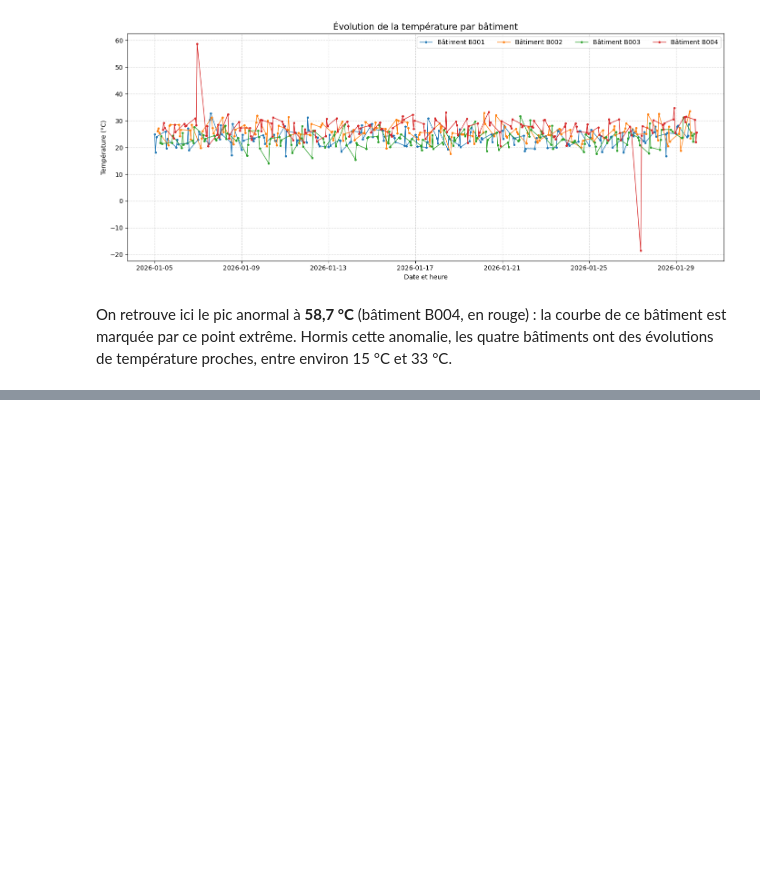
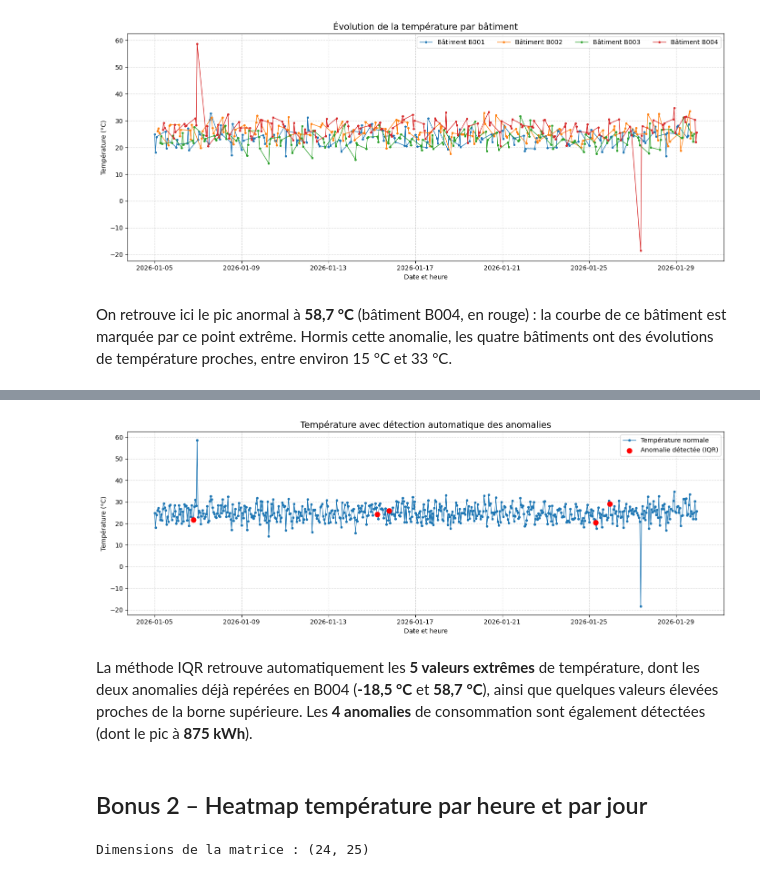
Before and after one commit to boltn5107-sos/atelier-matplotlib, a Jupyter notebook: atelier_matplotlib_iot/notebooks/atelier_matplotlib_iot.ipynb, the cells around one changed output, grey strips where cells are left out. Saved outputs shown, nothing was run; the diff lists cells and outputs as text; code cells hidden in the pictures; blank space fills up the shorter version.

```diff
--- a/atelier_matplotlib_iot/notebooks/atelier_matplotlib_iot.ipynb
+++ b/atelier_matplotlib_iot/notebooks/atelier_matplotlib_iot.ipynb
@@ -553,0 +620,18 @@ des évolutions de température proches, entre environ 15 °C et 33 °C.
+# %%
+def detecter_anomalies(serie):
+    """Retourne un masque booléen (True = anomalie) pour une série, avec les bornes IQR."""
+    s = serie.dropna()
+    q1, q3 = s.quantile([0.25, 0.75])
+    iqr = q3 - q1
+    borne_inf, borne_sup = q1 - 1.5 * iqr, q3 + 1.5 * iqr
+    anomalie = (~serie.isna()) & ((serie < borne_inf) | (serie > borne_sup))
+    return anomalie, borne_inf, borne_sup
+# %%
+anom_temp, _, _ = detecter_anomalies(df["temperature"])
+anom_conso, _, _ = detecter_anomalies(df["consommation"])
+
+print("Anomalies température :", anom_temp.sum(), "/", df["temperature"].notna().sum())
+print("Anomalies consommation :", anom_conso.sum(), "/", df["consommation"].notna().sum())
+
+anomalies = df[anom_temp | anom_conso][["date_heure", "batiment", "temperature", "consommation"]]
+anomalies
@@ -553,0 +651,42 @@ des évolutions de température proches, entre environ 15 °C et 33 °C.
+# %%
+fig, ax = plt.subplots(figsize=(14, 5))
+
+ax.plot(
+    df_clean["date_heure"],
+    df_clean["temperature"],
+    marker="o", markersize=3, linewidth=1, color="tab:blue",
+    label="Température normale",
+)
+
+ax.scatter(
+    df_clean.loc[anom_temp, "date_heure"],
+    df_clean.loc[anom_temp, "temperature"],
+    color="red", zorder=5, s=60, label="Anomalie détectée (IQR)",
+)
+
+ax.set_title("Température avec détection automatique des anomalies", fontsize=14)
+ax.set_xlabel("Date et heure")
+ax.set_ylabel("Température (°C)")
+ax.legend()
+ax.grid(True, linestyle="--", alpha=0.5)
+
+plt.tight_layout()
+plt.show()
+# %% [output]
+[figure, added]
+# %% [markdown]
+La méthode IQR retrouve automatiquement les **5 valeurs extrêmes** de température, dont les
+deux anomalies déjà repérées en B004 (**-18,5 °C** et **58,7 °C**), ainsi que quelques valeurs
+élevées proches de la borne supérieure. Les **4 anomalies** de consommation sont également
+détectées (dont le pic à **875 kWh**).
+# %% [markdown]
+## Bonus 2 – Heatmap température par heure et par jour
+# %%
+df_heat = df_clean.copy()
+df_heat["heure"] = df_heat["date_heure"].dt.hour
+df_heat["date"] = df_heat["date_heure"].dt.date
+
+pivot_temp = df_heat.pivot_table(index="heure", columns="date", values="temperature", aggfunc="mean")
+print("Dimensions de la matrice :", pivot_temp.shape)
+# %% [output]
+Dimensions de la matrice : (24, 25)
```
Also changed, not shown: parts of 20 cells of this notebook, 2 other files.
